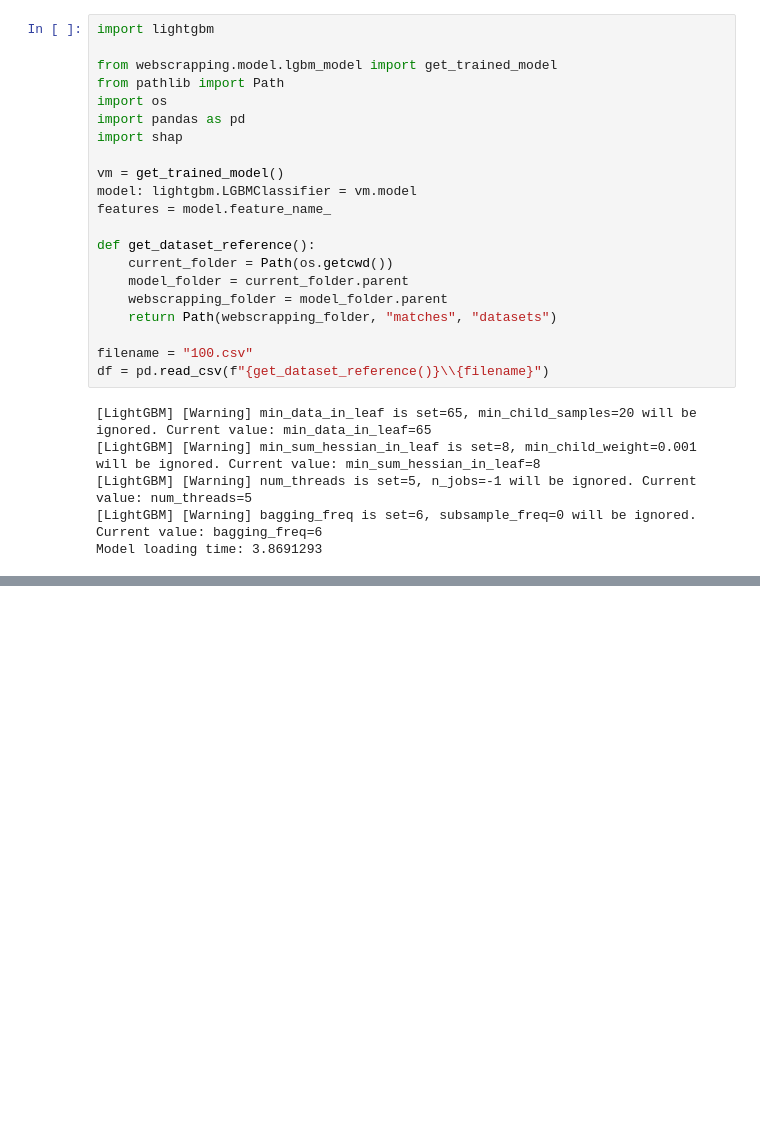
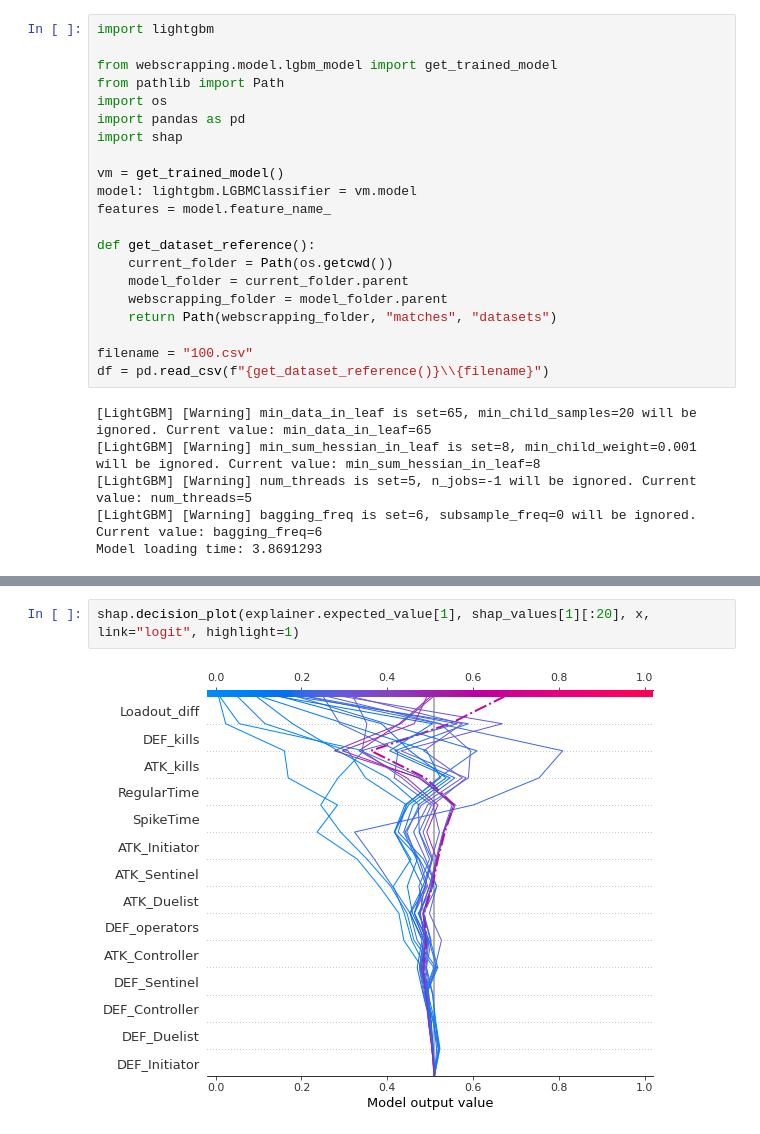
Before and after one commit to mateusb12/valorant_impact, a Jupyter notebook: webscrapping/model/model_improvement/shap_test.ipynb, the cells around one changed output, grey strips where cells are left out. Drawn from its saved outputs; the diff is of its cells as text; blank space fills up the shorter version.

```diff
--- a/webscrapping/model/model_improvement/shap_test.ipynb
+++ b/webscrapping/model/model_improvement/shap_test.ipynb
@@ -41,0 +47,4 @@ shap.summary_plot(shap_values, features=features, plot_type='bar')
+# %%
+shap.decision_plot(explainer.expected_value[1], shap_values[1][:20], x, link="logit", highlight=1)
+# %% [output]
+[figure, added]
```
Also changed, not shown: parts of 7 cells of this notebook, 1 other file.
